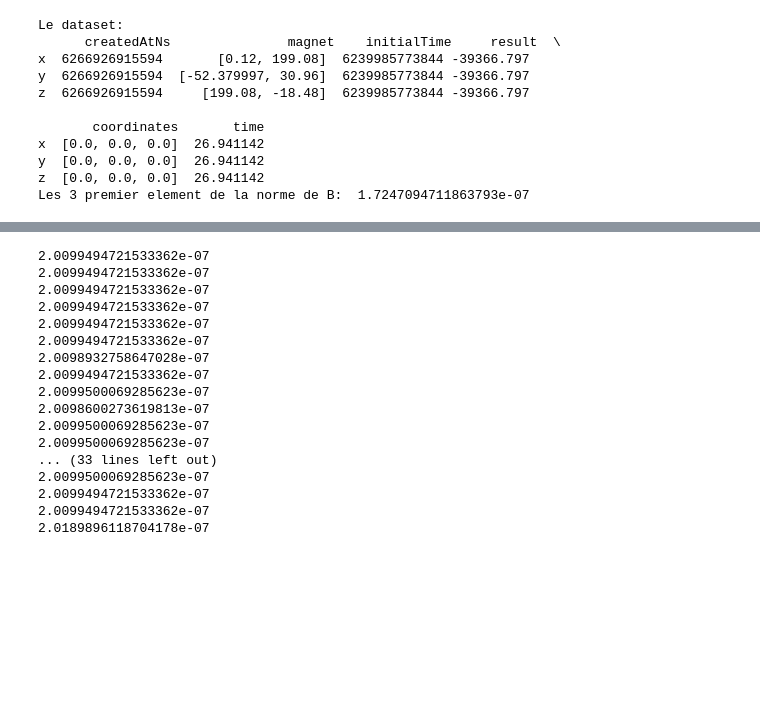
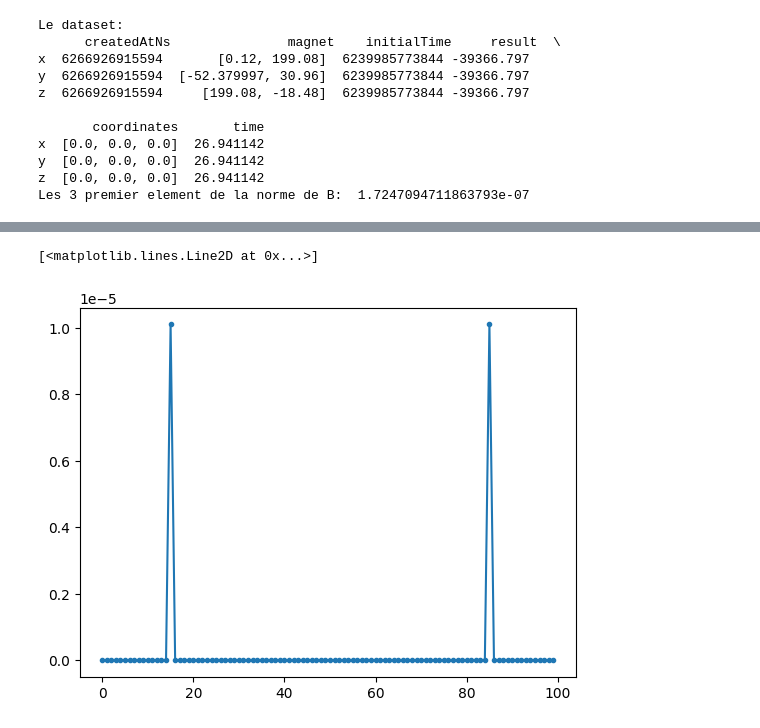
Before and after one commit to Maissacrement/RFSignalToolkit, a Jupyter notebook: proximity.ipynb, the cells around one changed output, grey strips where cells are left out. Cells and saved outputs as stored; diff of their text form; code cells hidden in the pictures; blank space fills up the shorter version.

```diff
--- a/proximity.ipynb
+++ b/proximity.ipynb
@@ -40,26 +37,7 @@ z  6266926915594     [199.08, -18.48]
 # %%
-signal, p=[], 0
-for i in range(analyse.secondLength):
-    omegaN=len(analyse.getSetBySecond(i+1))
-    if i != 0:
-        Bsecond=B[p:p+omegaN]
-        vitesse=sum(Bsecond)/len(Bsecond)
-        print(vitesse)
+S = np.fft.fft(n)
+S_mag = np.abs(S)
+plt.plot(t,S_mag,'.-')
 # %% [output]
-2.0099494721533362e-07
-2.0099494721533362e-07
-2.0099494721533362e-07
-2.0099494721533362e-07
-2.0099494721533362e-07
-2.0099494721533362e-07
-2.0098932758647028e-07
-2.0099494721533362e-07
-2.0099500069285623e-07
-2.0098600273619813e-07
-2.0099500069285623e-07
-2.0099500069285623e-07
-... (33 lines left out)
-2.0099500069285623e-07
-2.0099494721533362e-07
-2.0099494721533362e-07
-2.0189896118704178e-07
+[<matplotlib.lines.Line2D at 0x...>]
+[figure, added]
```
Also changed, not shown: parts of 4 cells of this notebook, 2 other files.
